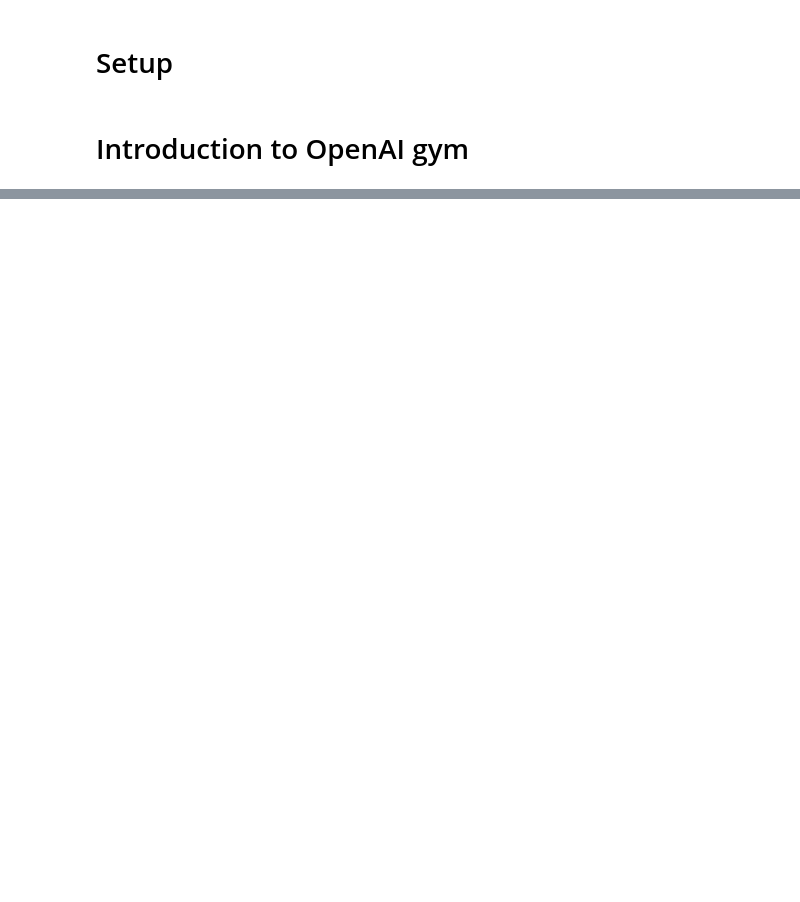
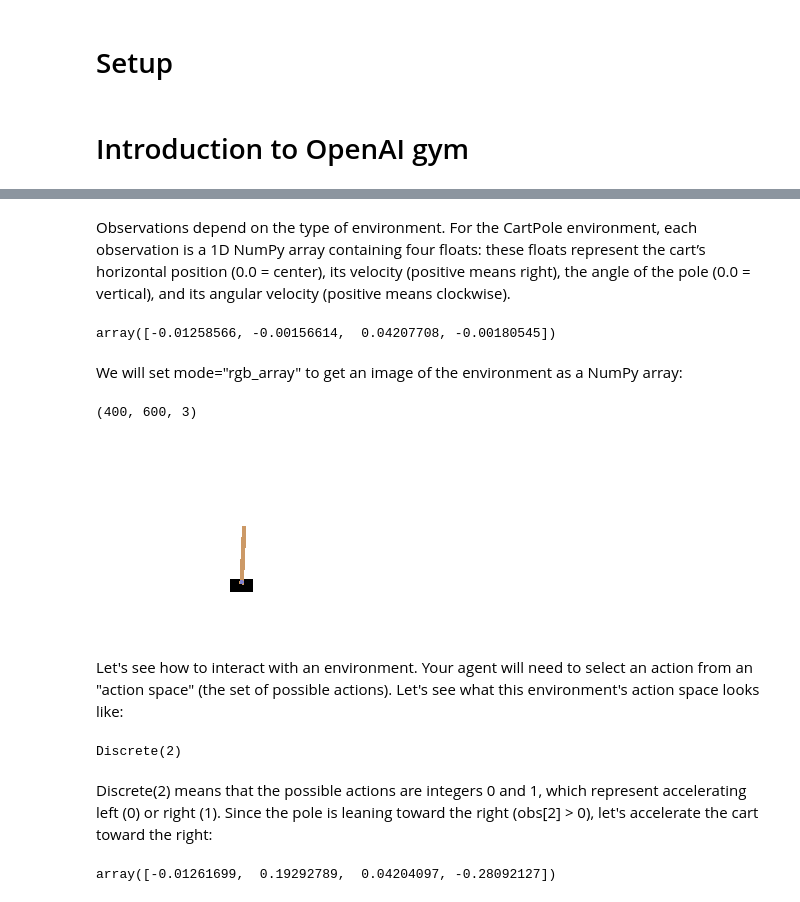
Before and after one commit to cosmo3769/reinforcement_learning, a Jupyter notebook: Untitled.ipynb, the cells around one changed output, grey strips where cells are left out. Drawn from its saved outputs; the diff is of its cells as text; code cells hidden in the pictures; blank space fills up the shorter version.

```diff
--- a/Untitled.ipynb
+++ b/Untitled.ipynb
@@ -54,0 +56,2 @@ gym.envs.registry.all()
+# %%
+env = gym.make('CartPole-v1')
@@ -54,0 +63,40 @@ gym.envs.registry.all()
+# %% [markdown]
+Observations depend on the type of environment. For the CartPole environment, each observation is a 1D NumPy array containing four floats: these floats represent the cart’s horizontal position (0.0 = center), its velocity (positive means right), the angle of the pole (0.0 = vertical), and its angular velocity (positive means clockwise).
+# %%
+obs
+# %% [output]
+array([-0.01258566, -0.00156614,  0.04207708, -0.00180545])
+# %% [markdown]
+We will set mode="rgb_array" to get an image of the environment as a NumPy array:
+# %%
+img = env.render(mode="rgb_array")
+img.shape
+# %% [output]
+(400, 600, 3)
+# %%
+def plot_environment(env, figsize=(5,4)):
+    plt.figure(figsize=figsize)
+    img = env.render(mode="rgb_array")
+    plt.imshow(img)
+    plt.axis("off")
+    return img
+# %%
+plot_environment(env)
+plt.show()
+# %% [output]
+[figure, added]
+# %% [markdown]
+Let's see how to interact with an environment. Your agent will need to select an action from an "action space" (the set of possible actions). Let's see what this environment's action space looks like:
+# %%
+env.action_space
+# %% [output]
+Discrete(2)
+# %% [markdown]
+Discrete(2) means that the possible actions are integers 0 and 1, which represent accelerating left (0) or right (1).
+Since the pole is leaning toward the right (obs[2] > 0), let's accelerate the cart toward the right:
+# %%
+action = 1  # accelerate right
+obs, reward, done, info = env.step(action)
+obs
+# %% [output]
+array([-0.01261699,  0.19292789,  0.04204097, -0.28092127])
```
Also changed, not shown: parts of 26 cells of this notebook, 1 other file.
